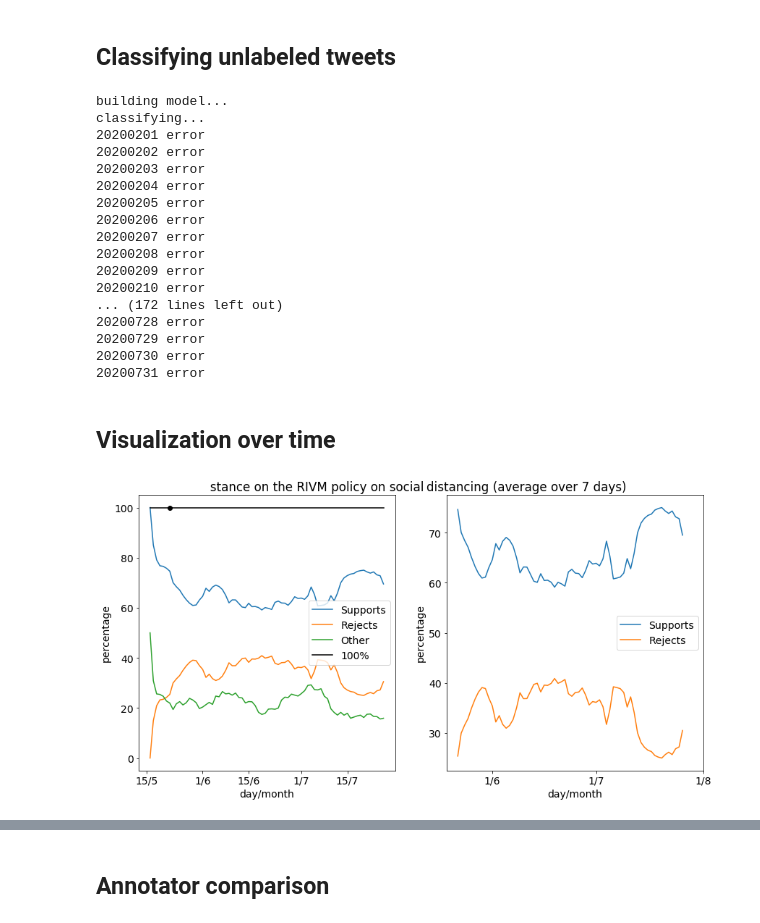
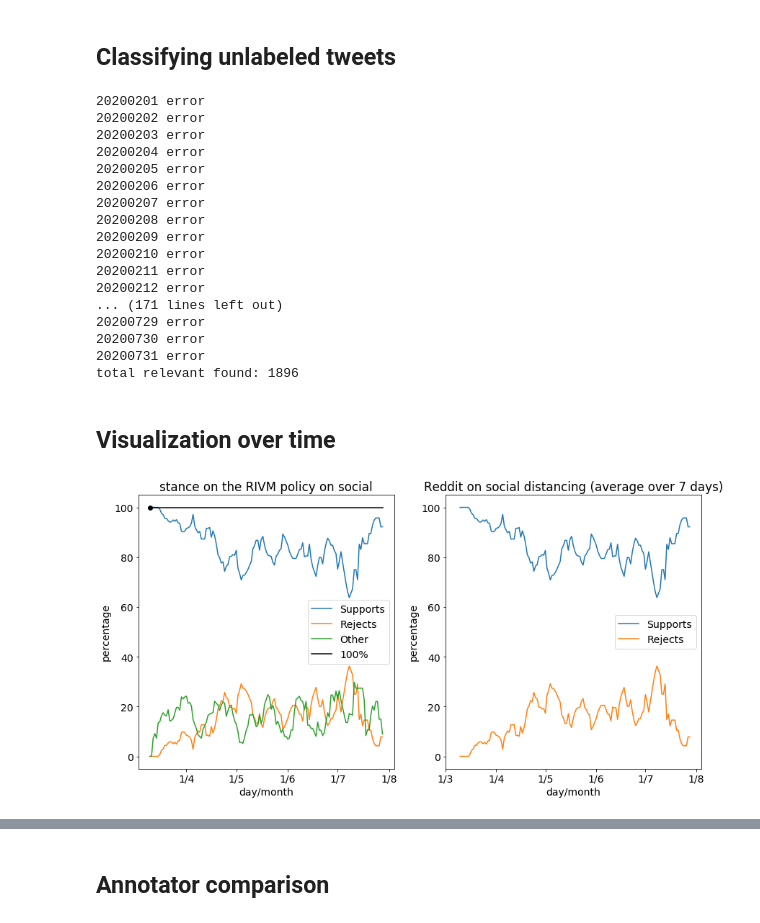
Before and after one commit to puregome/notebooks, a Jupyter notebook: fasttext.ipynb, the cells around one changed output, grey strips where cells are left out. Drawn from its saved outputs; the diff is of its cells as text; code cells hidden in the pictures.

Commit message:
adapted for nunl

```diff
--- a/fasttext.ipynb
+++ b/fasttext.ipynb
@@ -47,6 +55,6 @@ for i in range(0,len(annotations)):
         tweetUser = tweets.loc[tweetId][1]
         fasttextData[tweetId] = {LABEL:LABELPREFIX+tweetLabel,\
                                  USER:tweetUser,\
-                                 TEXT:" ".join(TweetTokenizer().tokenize(cleanup(tweets.loc[tweetId][TEXT])))}
+                                 TEXT:preprocess(tweets.loc[tweetId][TEXT])}
 # %%
 len(fasttextData)
@@ -342,7 +303,7 @@ import pandas as pd
 import re
 # %%
 DATADIRECTORY = "/home/erikt/projects/puregome/data/text/"
-DATADIRECTORY = "/home/erikt/projects/puregome/data/nunl/"
+DATADIRECTORY = "/home/erikt/projects/puregome/data/reddit/text/"
 LABELPREFIX = "__label__"
 NEGATIVE = LABELPREFIX+"NEGATIVE"
 POSITIVE = LABELPREFIX+"POSITIVE"
@@ -366,19 +327,16 @@ def makeGrepCommandFromQuery(query):
 
 def readData(datePattern,query):
     fileList = sorted(os.listdir(DATADIRECTORY))
-    tmpFileName = "classify."+str(int(random.random()*LARGEINT))+".txt"
-    grepCommand = makeGrepCommandFromQuery(query)
     testData = []
     for inFileName in fileList:
-        if re.search(datePattern,inFileName):
-            os.system("gunzip -c "+DATADIRECTORY+inFileName+" 2>/dev/null| head -1 >"+tmpFileName)
-            os.system("gunzip -c "+DATADIRECTORY+inFileName+" 2>/dev/null| "+grepCommand+" >> "+tmpFileName)
+        if re.search(datePattern,inFileName) and os.path.exists(DATADIRECTORY+inFileName):
             try:
-                df = pd.read_csv(tmpFileName).drop_duplicates()
-                testData.extend(list(df[TEXT]))
+                fileData = pd.read_csv(DATADIRECTORY+inFileName).drop_duplicates()
+                matchedText = [line for line in fileData[TEXT] if re.search(query,line,flags=re.IGNORECASE)]
+                matchedTextPreprocessed = [preprocess(line) for line in matchedText]
+                testData.extend(matchedTextPreprocessed)
             except:
                 pass
-            os.unlink(tmpFileName)
     return(testData)
 
 def classify(datePattern,query,model):
@@ -393,11 +356,6 @@ def classify(datePattern,query,model):
 # %%
-QUERY = "1[.,]5[ -]*m|afstand.*hou|hou.*afstand|anderhalve[ -]*meter"
-MAXDAYSPERMONTH = 31
-
 results = {}
-print("building model...")
-model = fasttext.train_supervised(FILEFASTTEXT,dim=BESTDIM,epoch=BESTEPOCH,lr=BESTLR)
-print("classifying...")
+total = 0
 for month in "202002 202003 202004 202005 202006 202007".split():
     for day in range(1,MAXDAYSPERMONTH+1):
         date = month+str(day).zfill(2)
@@ -409,11 +367,11 @@ for month in "202002 202003 202004 202005 202006 202007".split():
             if labels[REJECTS]+labels[SUPPORTS]+labels[IRRELEVANT] > 0:
                 results[date] = labels
                 print(date,labels[REJECTS],labels[SUPPORTS],labels[IRRELEVANT],labels[TOTAL])
+                total += labels[TOTAL]
         except:
             print(date,"error")
+print("total relevant found:",total)
 # %% [output]
-building model...
-classifying...
 20200201 error
 20200202 error
 20200203 error
@@ -424,11 +382,13 @@ classifying...
 20200208 error
 20200209 error
 20200210 error
-... (172 lines left out)
-20200728 error
+20200211 error
+20200212 error
+... (171 lines left out)
 20200729 error
 20200730 error
 20200731 error
+total relevant found: 1896
 # %% [markdown]
 ## Visualization over time
 # %%
@@ -462,7 +422,7 @@ for i in range(0,len(yIrrelevant)):
         keyDates.append(list(results.keys())[i])
         print(keyDates[-1])
 # %%
-STARTDATE = "20200522" # keyDates[0]
+STARTDATE = "20200310" # keyDates[0]
 ENDDATE = "20201231"
 PLOTFILEOUT = "social-distancing.png"
 
@@ -472,37 +432,37 @@ matplotlib.rc("font",**font)
 plt.subplots(figsize=(14,7))
 
 ax1 = plt.subplot(121)
 plt.plot_date(x,ySupports,fmt="-",label="Supports")
 plt.plot_date(x,yRejects,fmt="-",label="Rejects")
 plt.plot_date(x,yIrrelevant,fmt="-",label="Other")
 plt.plot_date(x,[100 for i in x],fmt="-",label="100%",color="black")
 for date in [STARTDATE]:
     plt.plot_date([datetime.datetime.strptime(date,DATEFORMAT)],[100],color="black")
 plt.legend()
 plt.ylabel("percentage")
 plt.xlabel("day/month")
-plt.title("                          stance on the RIVM policy on "+"social")
+plt.title("stance on the RIVM policy on "+"social")
 
 dates = [d for d in results.keys()]
 xPart = [x[i] for i in range(0,len(dates)) if dates[i] >= STARTDATE and dates[i] <= ENDDATE]
 ySupportsPart = [ySupports[i] for i in range(0,len(dates)) if dates[i] >= STARTDATE and dates[i] <= ENDDATE]
 yRejectsPart = [yRejects[i] for i in range(0,len(dates)) if dates[i] >= STARTDATE and dates[i] <= ENDDATE]
 ax1.xaxis.set_major_formatter(mdates.DateFormatter("%-d/%-m"))
 
 ax2 = plt.subplot(122)
 plt.plot_date(xPart,ySupportsPart,fmt="-",label="Supports")
 plt.plot_date(xPart,yRejectsPart,fmt="-",label="Rejects")
 plt.legend()
 plt.ylabel("percentage")
 plt.xlabel("day/month")
-plt.title("distancing (average over "+str(DAYSCOMBINED)+" days)                         ")
-plt.xticks([datetime.datetime.strptime(d,DATEFORMAT) for d in " 20200601 20200701 20200801".split()])
+plt.title("Reddit on social distancing (average over "+str(DAYSCOMBINED)+" days)")
+plt.xticks([datetime.datetime.strptime(d,DATEFORMAT) for d in "20200301 2020401 20200501 20200601 20200701 20200801".split()])
 ax2.xaxis.set_major_formatter(mdates.DateFormatter("%-d/%-m"))
 
 plt.savefig(PLOTFILEOUT)
 plt.show()
 # %% [output]
-[figure, old version]
+[figure, new version]
 # %%
 counts = {}
 for text in fasttextData:
```
Also changed, not shown: parts of 23 cells of this notebook.
